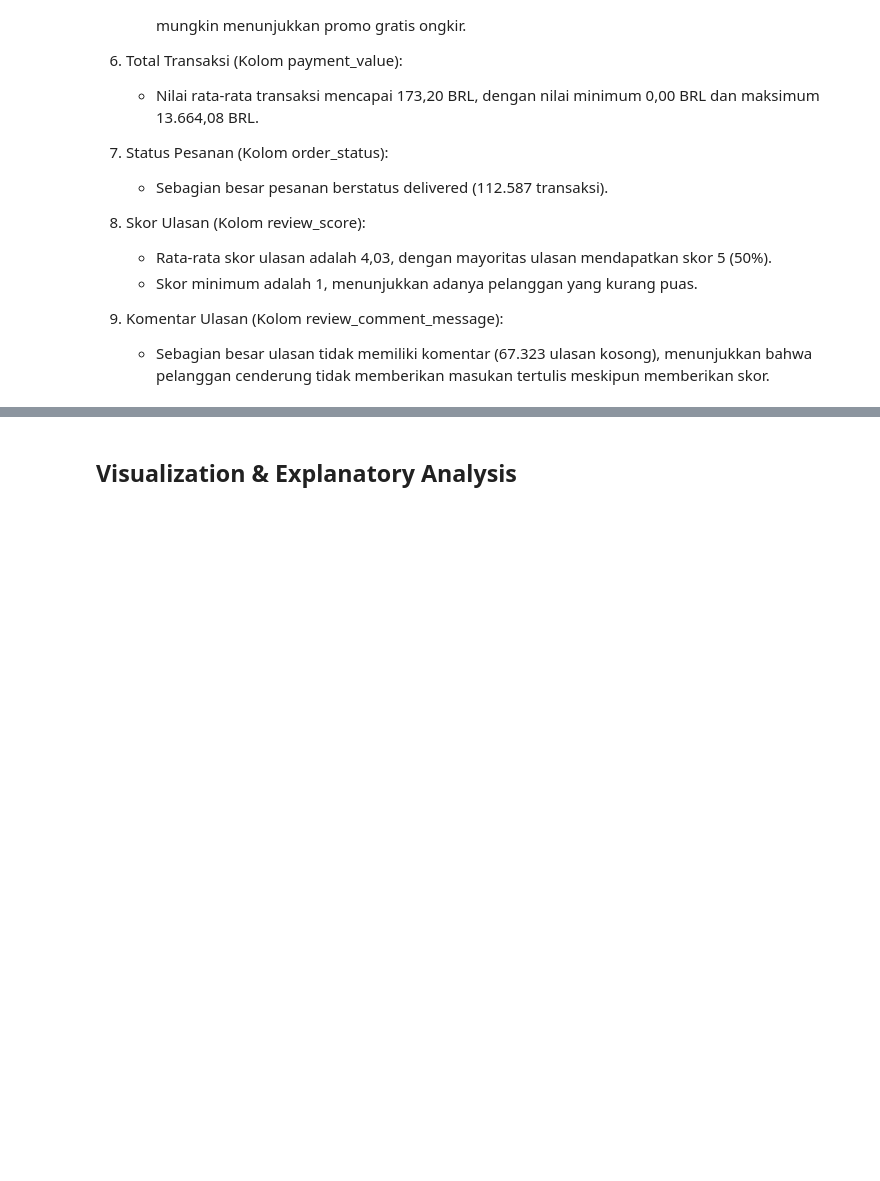
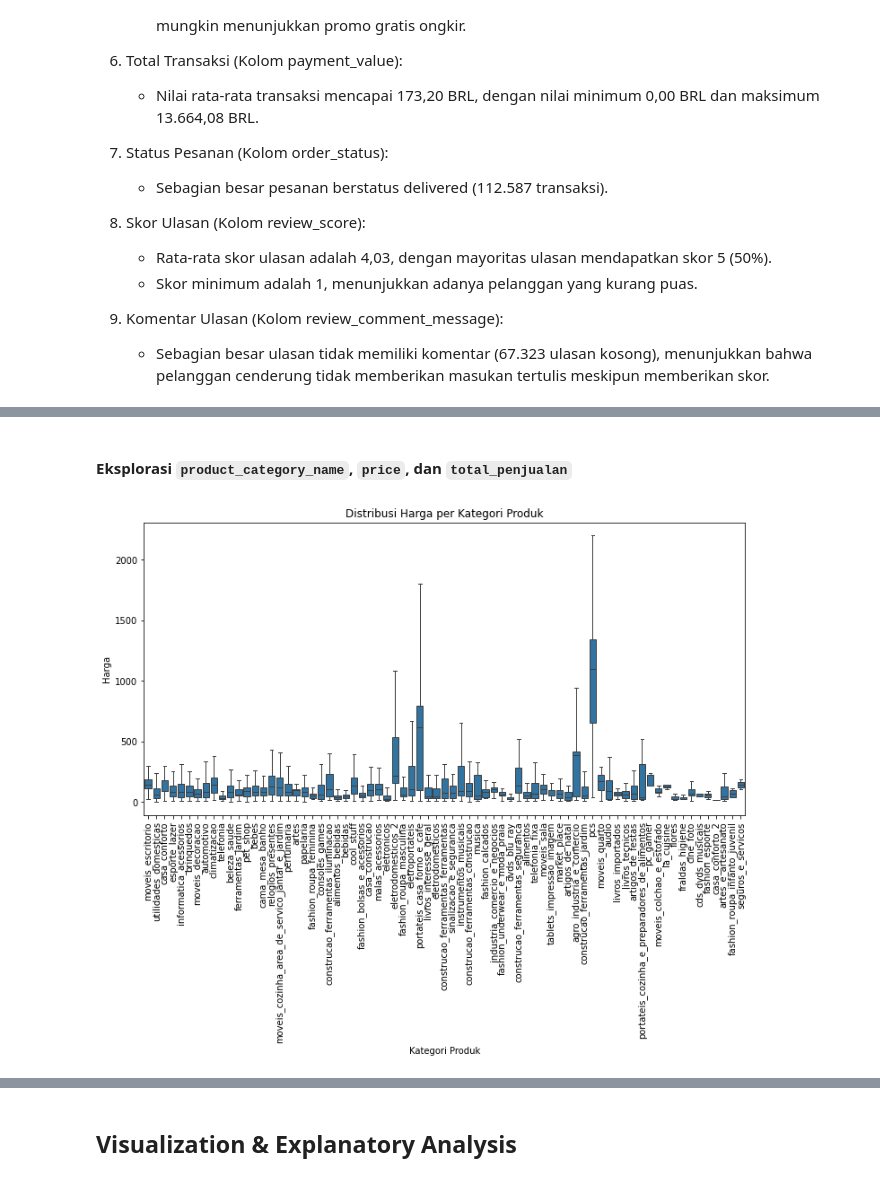
Before and after one commit to AgivChaedar/AnalisisEcommerce, a Jupyter notebook: Proyek_Analisis_Data.ipynb, the cells around one changed output, grey strips where cells are left out. Cells and saved outputs as stored; diff of their text form; code cells hidden in the pictures; blank space fills up the shorter version.

```diff
--- a/Proyek_Analisis_Data.ipynb
+++ b/Proyek_Analisis_Data.ipynb
@@ -1389,0 +1412,12 @@ mergedf.describe(include='all', datetime_is_numeric=True)
+# %% [markdown]
+#### Eksplorasi `product_category_name`, `price`, dan `total_penjualan`
+# %%
+plt.figure(figsize=(12, 6))
+sns.boxplot(data=mergedf, x='product_category_name', y='price', showfliers=False)
+plt.xticks(rotation=90)
+plt.title('Distribusi Harga per Kategori Produk')
+plt.ylabel('Harga')
+plt.xlabel('Kategori Produk')
+plt.show()
+# %% [output]
+[figure, added]
```
Also changed, not shown: parts of 32 cells of this notebook, 2 other files.
